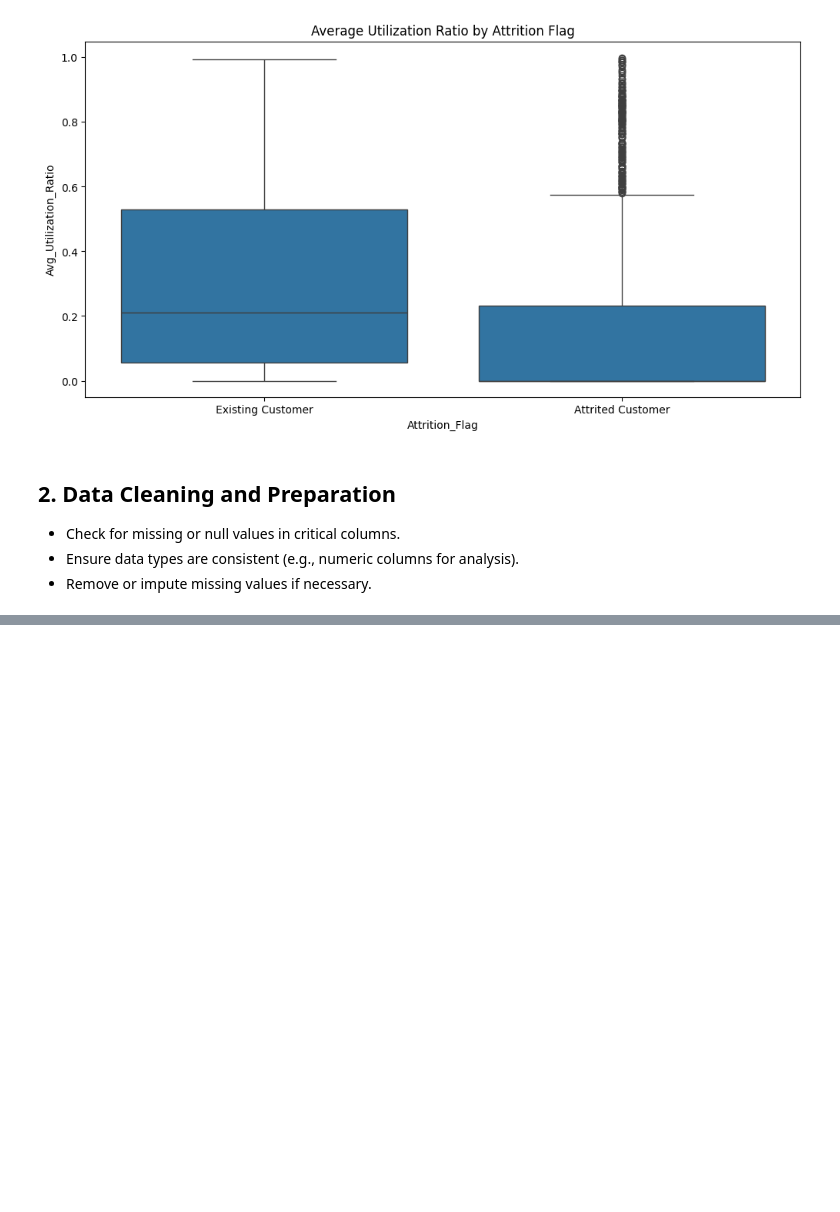
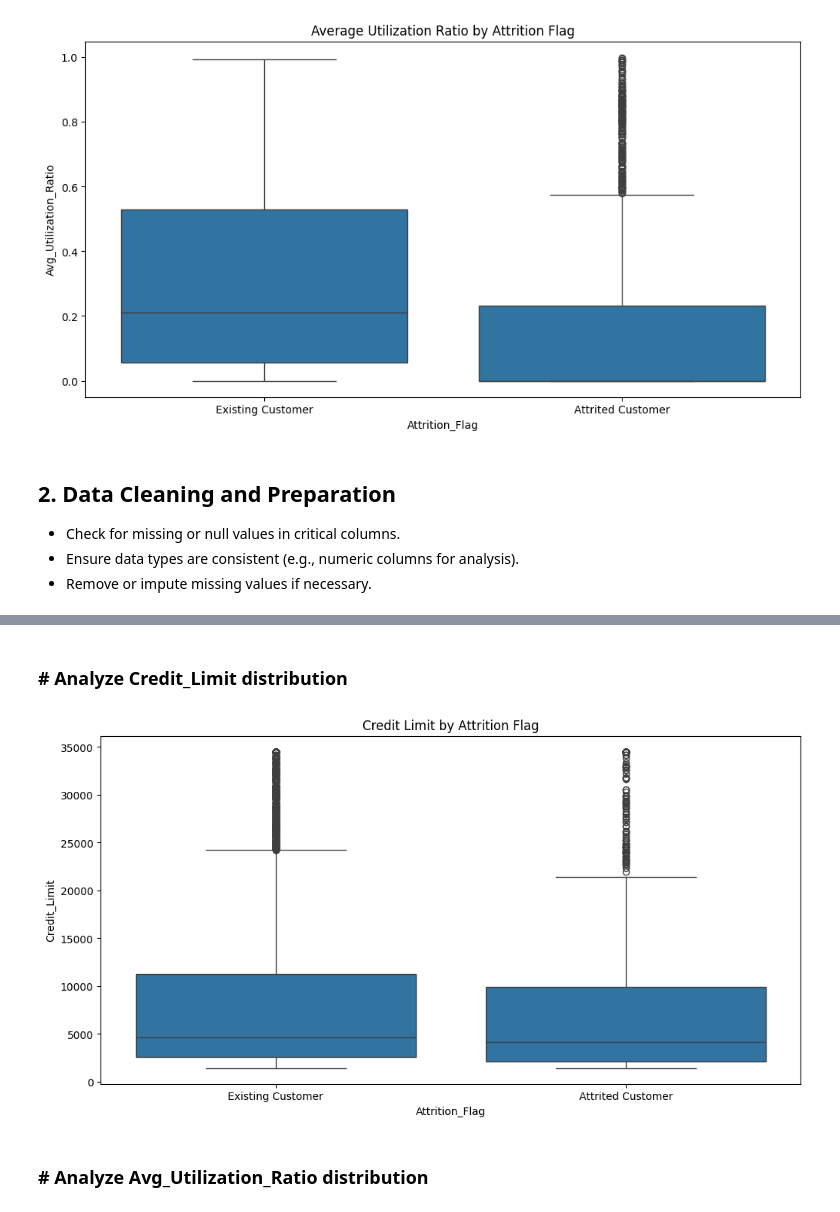
Before and after one commit to mcancell/Py-ETL-Notebook, a Jupyter notebook: Datasets/Banking/05-Analyze/Analyze_Banking_Attrition.ipynb, the cells around one changed output, grey strips where cells are left out. Drawn from its saved outputs; the diff is of its cells as text; code cells hidden in the pictures; blank space fills up the shorter version.

```diff
--- a/Datasets/Banking/05-Analyze/Analyze_Banking_Attrition.ipynb
+++ b/Datasets/Banking/05-Analyze/Analyze_Banking_Attrition.ipynb
@@ -217,0 +233,12 @@ dtype: int64
+# %% [markdown]
+### # Analyze Credit_Limit distribution
+# %%
+# Analyze Credit_Limit distribution
+plt.figure(figsize=(12, 6))
+sns.boxplot(x='Attrition_Flag', y='Credit_Limit', data=bank_data)
+plt.title('Credit Limit by Attrition Flag')
+plt.show()
+# %% [output]
+[figure, added]
+# %% [markdown]
+### # Analyze Avg_Utilization_Ratio distribution
```
Also changed, not shown: parts of 9 cells of this notebook.
